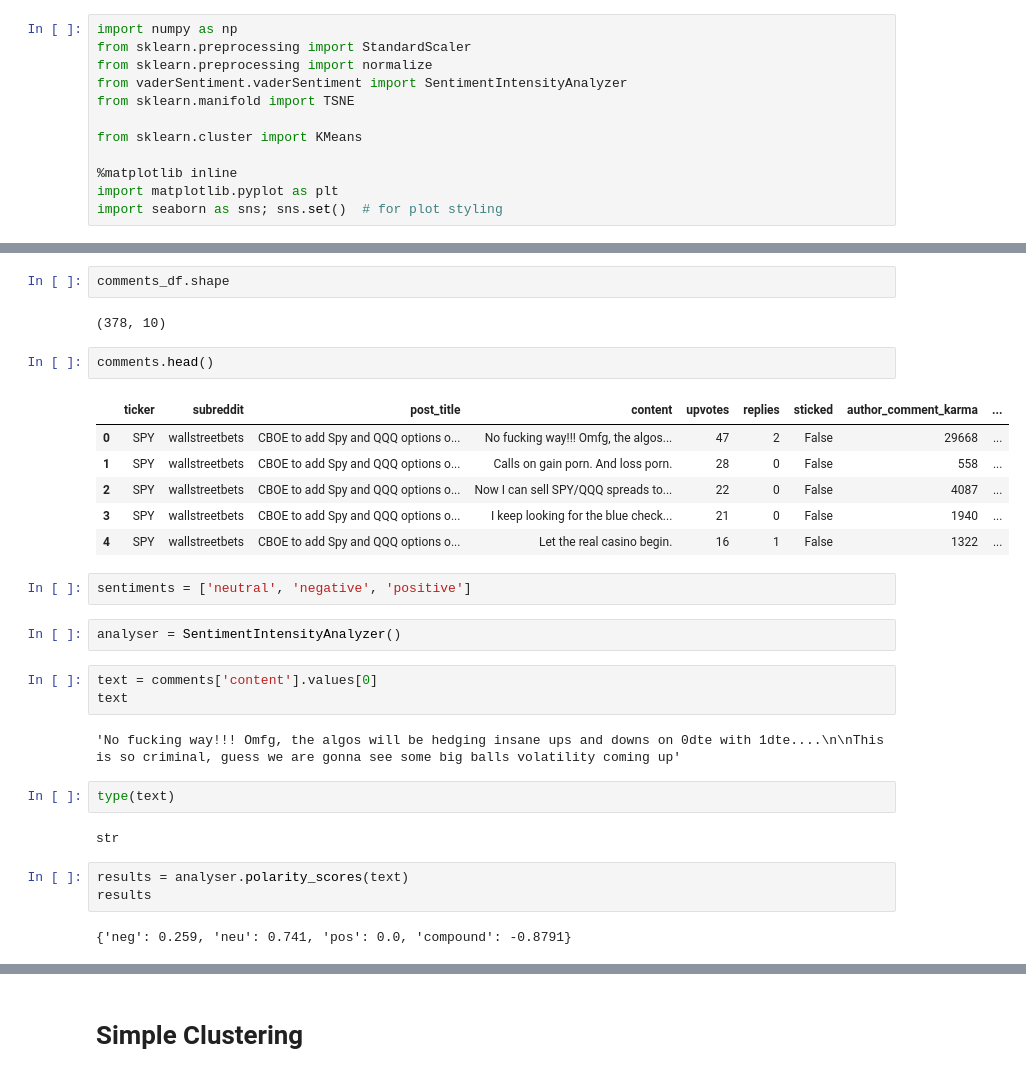
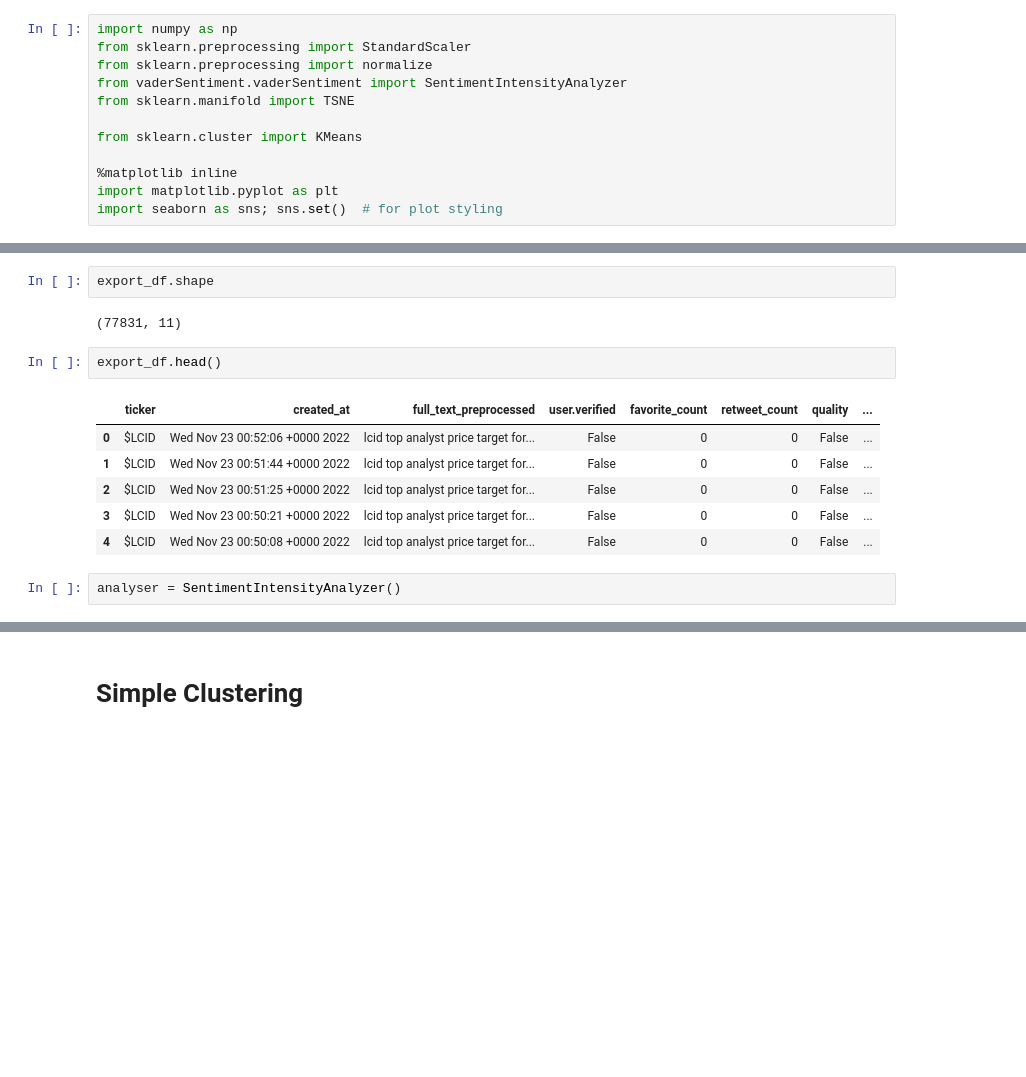
Before and after one commit to MuchoFunkable/wisdmai, a Jupyter notebook: Modeling/Twitter Model Influencer Score Fitting and Clustering copy.ipynb, the cells around one changed output, grey strips where cells are left out. Saved outputs shown, nothing was run; the diff lists cells and outputs as text; blank space fills up the shorter version.

```diff
--- a/Modeling/Twitter Model Influencer Score Fitting and Clustering copy.ipynb
+++ b/Modeling/Twitter Model Influencer Score Fitting and Clustering copy.ipynb
@@ -163,31 +309,15 @@ Comments: 378
 # %%
-comments_df.shape
+export_df.shape
 # %% [output]
-(378, 10)
+(77831, 11)
 # %%
-comments.head()
+export_df.head()
 # %% [output]
-|  | ticker | subreddit | post_title | content | upvotes | replies | sticked | author_comment_karma | ... |
-| 0 | SPY | wallstreetbets | CBOE to add Spy and QQQ options o... | No fucking way!!! Omfg, the algos... | 47 | 2 | False | 29668 | ... |
-| 1 | SPY | wallstreetbets | CBOE to add Spy and QQQ options o... | Calls on gain porn. And loss porn. | 28 | 0 | False | 558 | ... |
-| 2 | SPY | wallstreetbets | CBOE to add Spy and QQQ options o... | Now I can sell SPY/QQQ spreads to... | 22 | 0 | False | 4087 | ... |
-| 3 | SPY | wallstreetbets | CBOE to add Spy and QQQ options o... | I keep looking for the blue check... | 21 | 0 | False | 1940 | ... |
-| 4 | SPY | wallstreetbets | CBOE to add Spy and QQQ options o... | Let the real casino begin. | 16 | 1 | False | 1322 | ... |
+|  | ticker | created_at | full_text_preprocessed | user.verified | favorite_count | retweet_count | quality | ... |
+| 0 | $LCID | Wed Nov 23 00:52:06 +0000 2022 | lcid top analyst price target for... | False | 0 | 0 | False | ... |
+| 1 | $LCID | Wed Nov 23 00:51:44 +0000 2022 | lcid top analyst price target for... | False | 0 | 0 | False | ... |
+| 2 | $LCID | Wed Nov 23 00:51:25 +0000 2022 | lcid top analyst price target for... | False | 0 | 0 | False | ... |
+| 3 | $LCID | Wed Nov 23 00:50:21 +0000 2022 | lcid top analyst price target for... | False | 0 | 0 | False | ... |
+| 4 | $LCID | Wed Nov 23 00:50:08 +0000 2022 | lcid top analyst price target for... | False | 0 | 0 | False | ... |
-# %%
-sentiments = ['neutral', 'negative', 'positive']
 # %%
 analyser = SentimentIntensityAnalyzer()
-# %%
-text = comments['content'].values[0]
-text
-# %% [output]
-'No fucking way!!! Omfg, the algos will be hedging insane ups and downs on 0dte with 1dte....\n\nThis is so criminal, guess we are gonna see some big balls volatility coming up'
-# %%
-type(text)
-# %% [output]
-str
-# %%
-results = analyser.polarity_scores(text)
-results
-# %% [output]
-{'neg': 0.259, 'neu': 0.741, 'pos': 0.0, 'compound': -0.8791}
```
Also changed, not shown: parts of 36 cells of this notebook, 1 other file.
